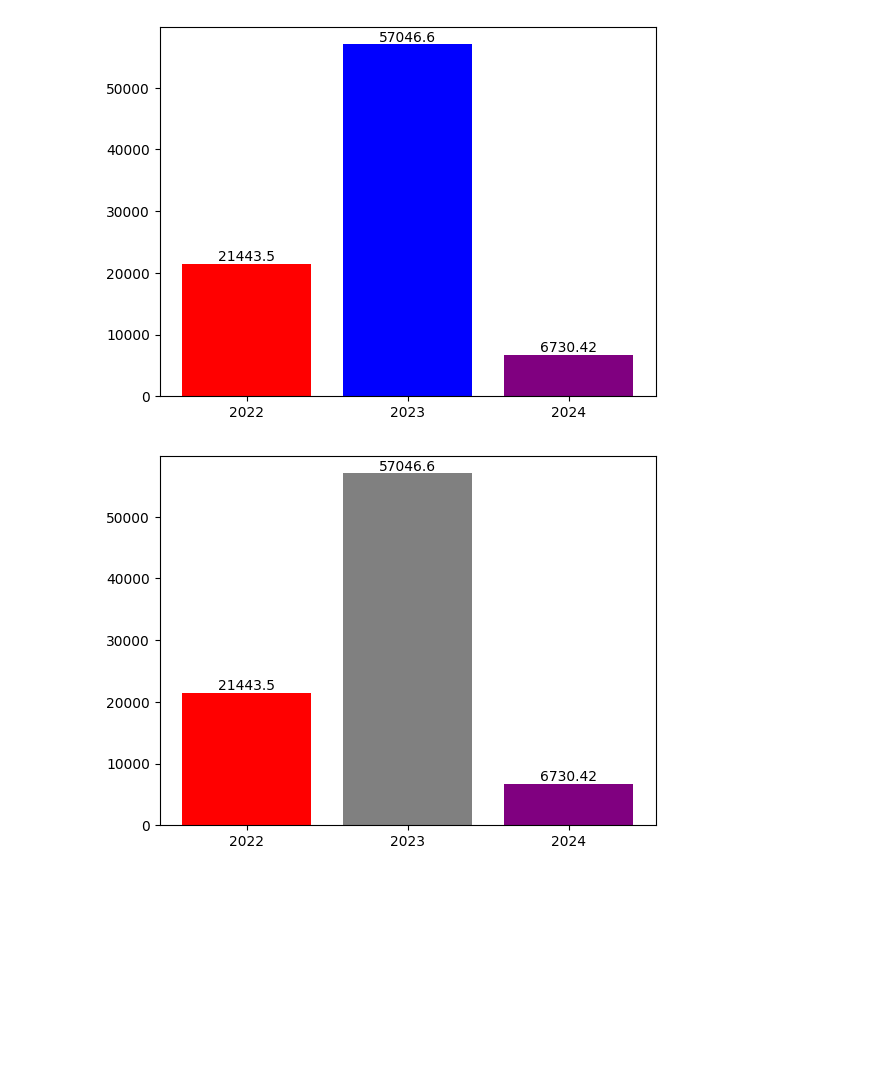
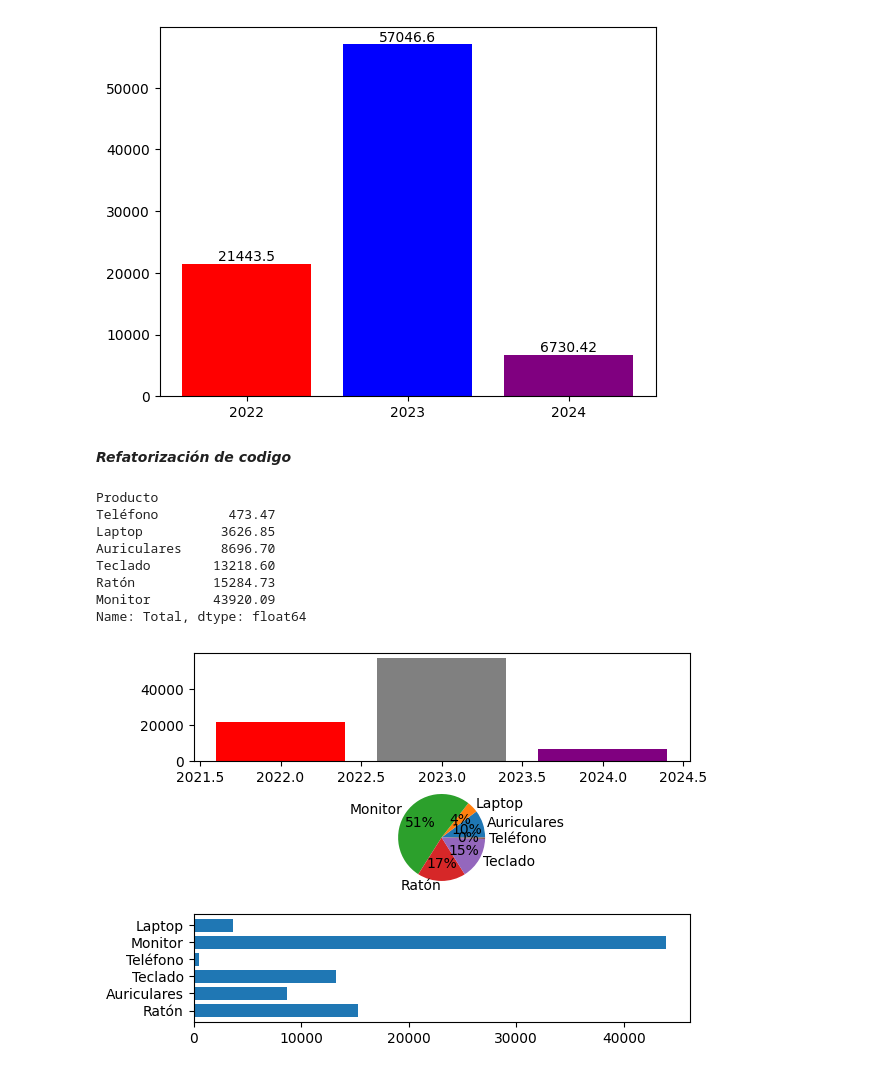
Before and after one commit to EndersonAs/reapaso, a Jupyter notebook: ejercicio_30_graficos_excel.ipynb, the cells around one changed output. Cells and saved outputs as stored; diff of their text form; code cells hidden in the pictures; blank space fills up the shorter version.

```diff
--- a/ejercicio_30_graficos_excel.ipynb
+++ b/ejercicio_30_graficos_excel.ipynb
@@ -67,23 +67,45 @@ plt.xticks(años)
 plt.show()
 # %% [output]
 [figure]
+# %% [markdown]
+***Refatorización de codigo***
 # %%
-años_1 = [2022, 2023, 2024]
-ventas_1 = []
+años = [2022, 2023, 2024]
+ventas = []
 
 def calcular_datos():
     for año in años:
         df_filtrado = df[df["Fecha"].dt.year == año]
         suma_ventas = df_filtrado["Total"].sum()
         ventas.append(suma_ventas)
-calcular_datos
+calcular_datos()
 
+#------------------------------------------------------
+productos = df.groupby("Producto")["Total"].sum()
 colores = ["red", "gray", "purple"]
+print(productos.sort_values())
 
+#------------------------------------------------------
+productos_1 =df["Producto"].drop_duplicates()
 
-barras_1 =plt.bar(años, ventas, color=colores)
-plt.gca().bar_label(barras_1)
-plt.xticks(años)
+suma_total = []
+for produt in productos_1:
+    df_filtro = df[df["Producto"]==produt]
+    suma_total.append(df_filtro["Total"].sum())
+
+fig, axs = plt.subplots(3,1)
+axs[0].bar(años, ventas, color=colores)
+axs[1].pie(productos, labels=productos.index, autopct="%d%%")
+axs[2].barh(productos_1, suma_total)
+
 plt.show()
 # %% [output]
+Producto
+Teléfono         473.47
+Laptop          3626.85
+Auriculares     8696.70
+Teclado        13218.60
+Ratón          15284.73
+Monitor        43920.09
+Name: Total, dtype: float64
-[figure, old version]
+[figure, new version]
```
Also changed, not shown: parts of 3 cells of this notebook, 2 other files.
